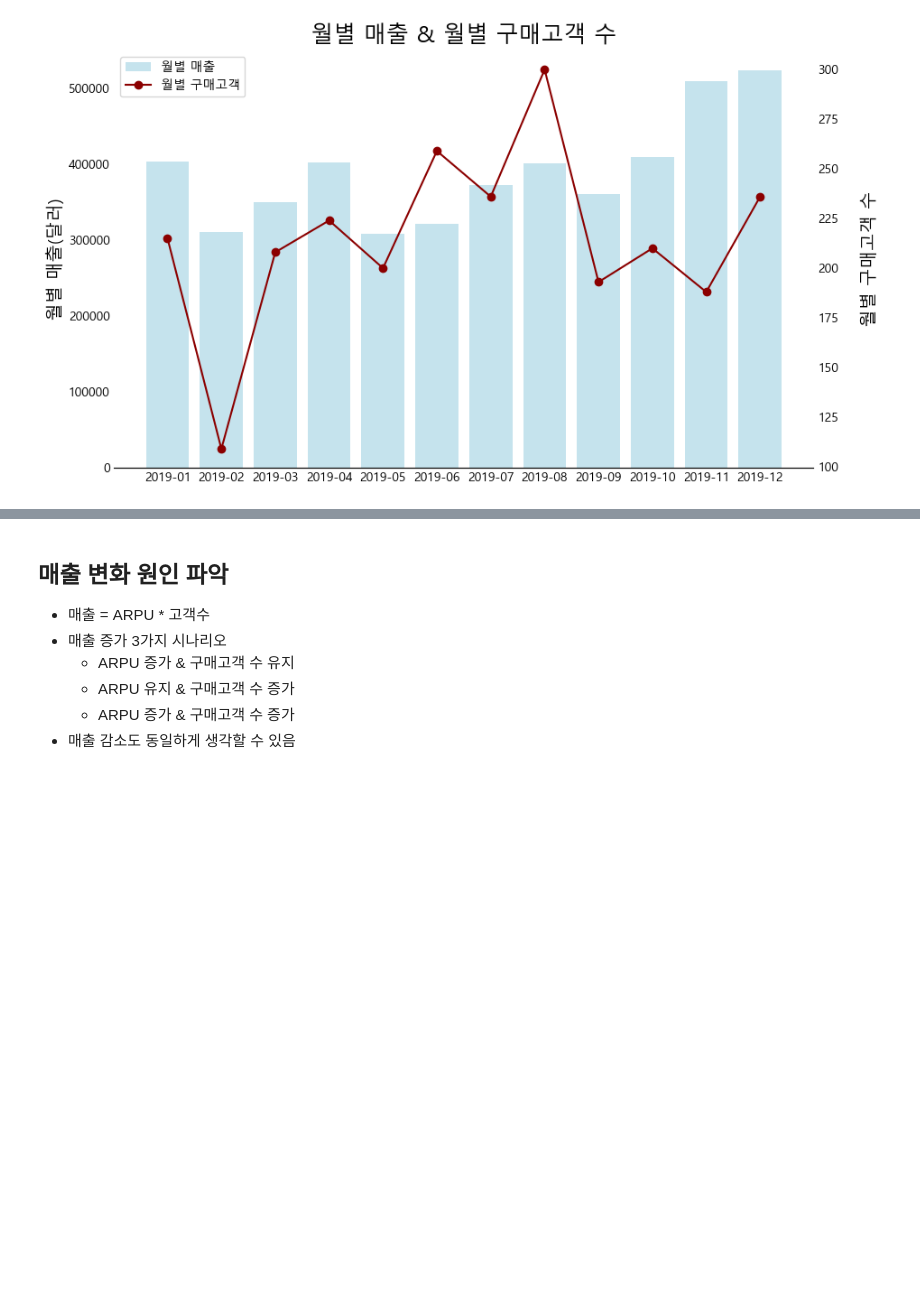
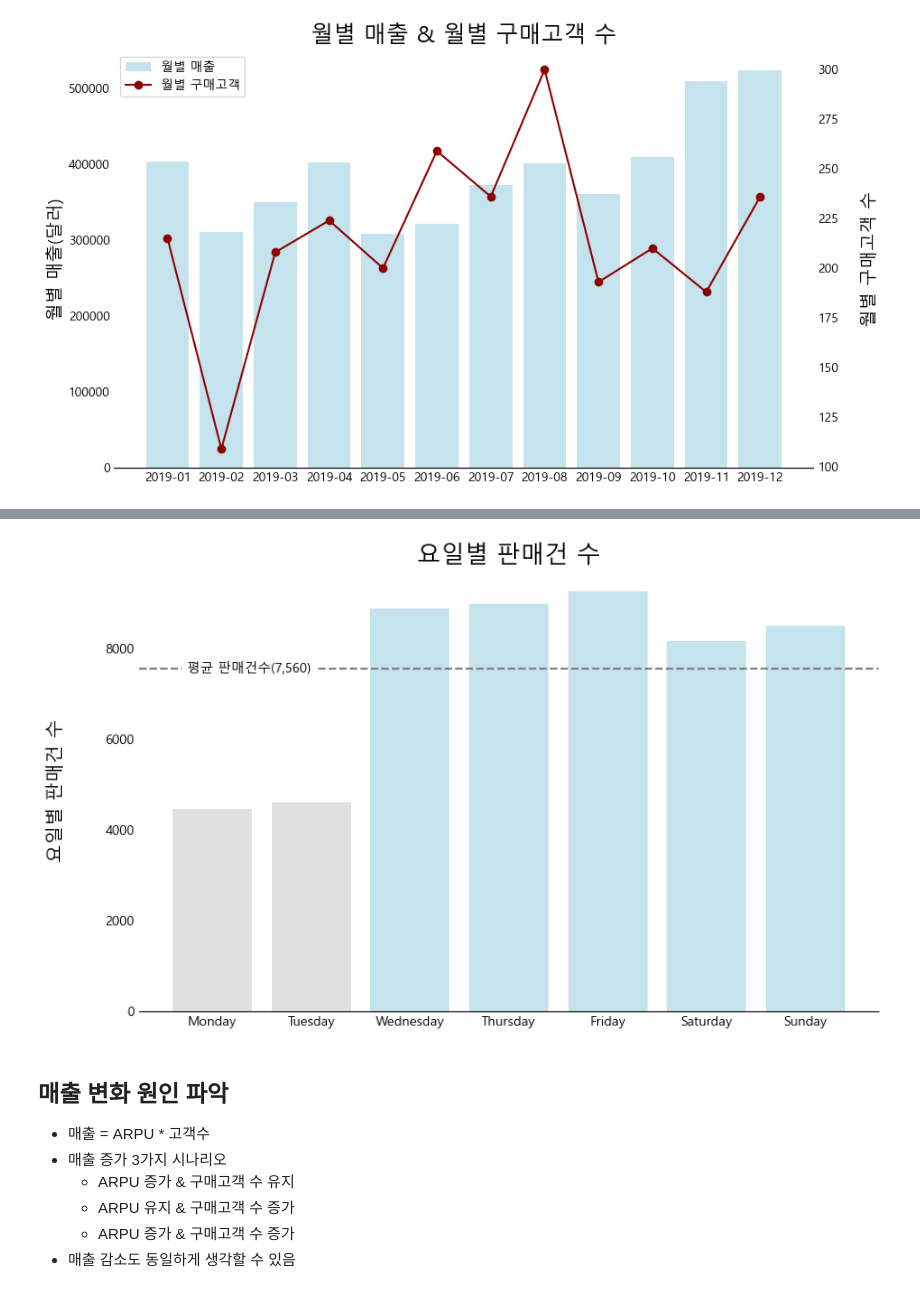
Before and after one commit to buzziru/ML_COMMERCE, a Jupyter notebook: eda/01_First Look_매출분석.ipynb, the cells around one changed output, grey strips where cells are left out. Cells and saved outputs as stored; diff of their text form; code cells hidden in the pictures; blank space fills up the shorter version.

```diff
--- a/eda/01_First Look_매출분석.ipynb
+++ b/eda/01_First Look_매출분석.ipynb
@@ -278,0 +359,15 @@ plt.show()
+# %%
+sql = '''
+SELECT
+    DAYNAME(TransactionDate) AS 요일,
+    COUNT(TransactionID) AS 요일별_평균_판매건수
+FROM
+    sales
+GROUP BY
+    DAYNAME(TransactionDate), WEEKDAY(TransactionDate)
+ORDER BY
+    WEEKDAY(TransactionDate);;
+;
+'''
+week_transaction = show_sql_result(sql)
+week_transaction
@@ -279,3 +383,28 @@ plt.show()
+# %%
+요일별평균판매건수 = week_transaction.요일별_평균_판매건수.mean()
+colors = ['lightblue' if 판매량 >= 요일별평균판매건수 else 'lightgray' for 판매량 in week_transaction.요일별_평균_판매건수]
+plt.figure(figsize=(10, 6))
+
+ax1 = plt.gca()
+ax1.bar(week_transaction.요일, week_transaction.요일별_평균_판매건수, color=colors, alpha=0.7, label='요일별 판매건 수')
+ax1.set_ylabel('요일별 판매건 수', fontsize=14)
+
+ax1.axhline(요일별평균판매건수, color='grey', linewidth=1.5, linestyle='--', label='평균 판매건 수')
+ax1.text(1, 요일별평균판매건수, f'평균 판매건수({int(요일별평균판매건수):,})', va='center', ha='right', backgroundcolor='w')
+
+ax1.yaxis.set_tick_params(size=0)
+ax1.xaxis.set_tick_params(size=0)
+
+ax1.spines['top'].set_visible(False)
+ax1.spines['left'].set_visible(False)
+ax1.spines['right'].set_visible(False)
+
+ax1.yaxis.set_label_coords(-0.1, 0.5)
+
+plt.title('요일별 판매건 수', fontsize=18)
+plt.show()
+# %% [output]
+[figure, added]
 # %% [markdown]
 ## 매출 변화 원인 파악
 - 매출 = ARPU * 고객수
```
Also changed, not shown: parts of 4 cells of this notebook.
